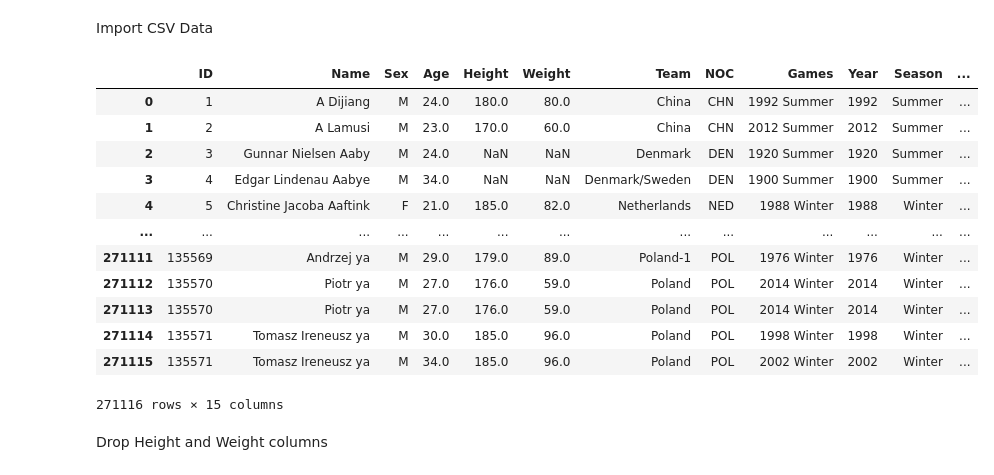
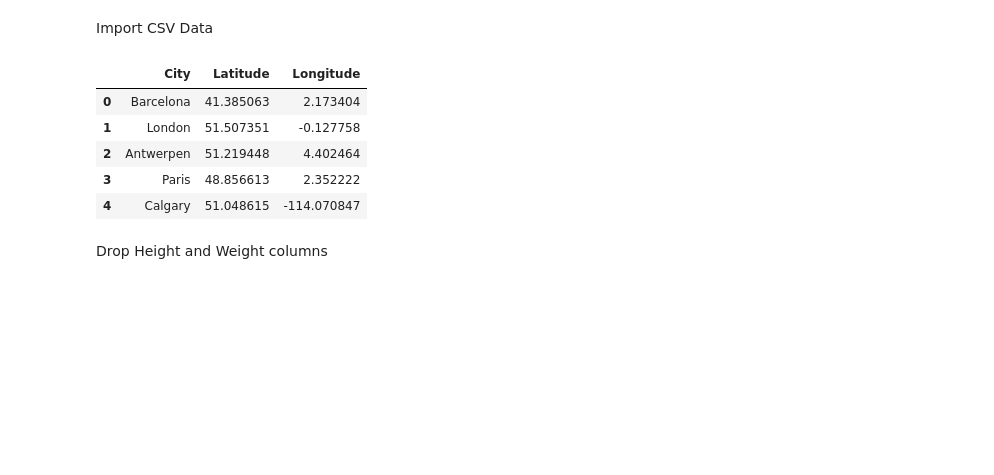
Before and after one commit to Calum-Knight/Project3-OlympicData, a Jupyter notebook: project3_notebook.ipynb, the cells around one changed output. Cells and saved outputs as stored; diff of their text form; code cells hidden in the pictures; blank space fills up the shorter version.

Commit message:
added one table and updated data

```diff
--- a/project3_notebook.ipynb
+++ b/project3_notebook.ipynb
@@ -7,21 +7,18 @@ Import CSV Data
 # %%
 data = pd.read_csv('Resources/athlete_events.csv')
 
 data
+
+data_1 = pd.read_csv('Resources/lat_lang_cities.csv')
+
+data_1.head()
 # %% [output]
-|  | ID | Name | Sex | Age | Height | Weight | Team | NOC | Games | Year | Season | ... |
-| 0 | 1 | A Dijiang | M | 24.0 | 180.0 | 80.0 | China | CHN | 1992 Summer | 1992 | Summer | ... |
-| 1 | 2 | A Lamusi | M | 23.0 | 170.0 | 60.0 | China | CHN | 2012 Summer | 2012 | Summer | ... |
-| 2 | 3 | Gunnar Nielsen Aaby | M | 24.0 | NaN | NaN | Denmark | DEN | 1920 Summer | 1920 | Summer | ... |
-| 3 | 4 | Edgar Lindenau Aabye | M | 34.0 | NaN | NaN | Denmark/Sweden | DEN | 1900 Summer | 1900 | Summer | ... |
-| 4 | 5 | Christine Jacoba Aaftink | F | 21.0 | 185.0 | 82.0 | Netherlands | NED | 1988 Winter | 1988 | Winter | ... |
-| ... | ... | ... | ... | ... | ... | ... | ... | ... | ... | ... | ... | ... |
-| 271111 | 135569 | Andrzej ya | M | 29.0 | 179.0 | 89.0 | Poland-1 | POL | 1976 Winter | 1976 | Winter | ... |
-| 271112 | 135570 | Piotr ya | M | 27.0 | 176.0 | 59.0 | Poland | POL | 2014 Winter | 2014 | Winter | ... |
-| 271113 | 135570 | Piotr ya | M | 27.0 | 176.0 | 59.0 | Poland | POL | 2014 Winter | 2014 | Winter | ... |
-| 271114 | 135571 | Tomasz Ireneusz ya | M | 30.0 | 185.0 | 96.0 | Poland | POL | 1998 Winter | 1998 | Winter | ... |
-| 271115 | 135571 | Tomasz Ireneusz ya | M | 34.0 | 185.0 | 96.0 | Poland | POL | 2002 Winter | 2002 | Winter | ... |
+|  | City | Latitude | Longitude |
+| 0 | Barcelona | 41.385063 | 2.173404 |
+| 1 | London | 51.507351 | -0.127758 |
+| 2 | Antwerpen | 51.219448 | 4.402464 |
+| 3 | Paris | 48.856613 | 2.352222 |
+| 4 | Calgary | 51.048615 | -114.070847 |
-271116 rows × 15 columns
 # %% [markdown]
 Drop Height and Weight columns
 # %%
```
Also changed, not shown: parts of 7 cells of this notebook, 2 other files.
